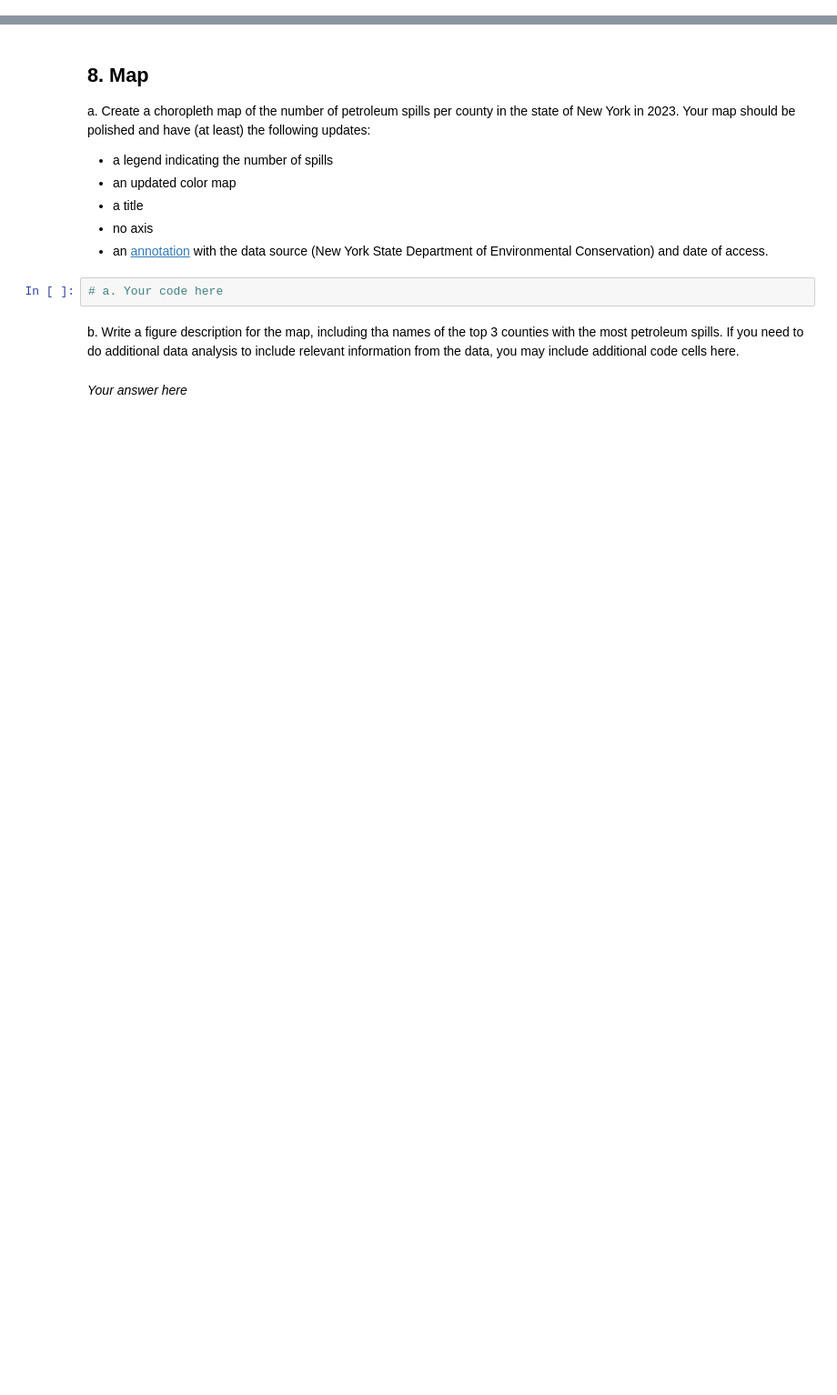
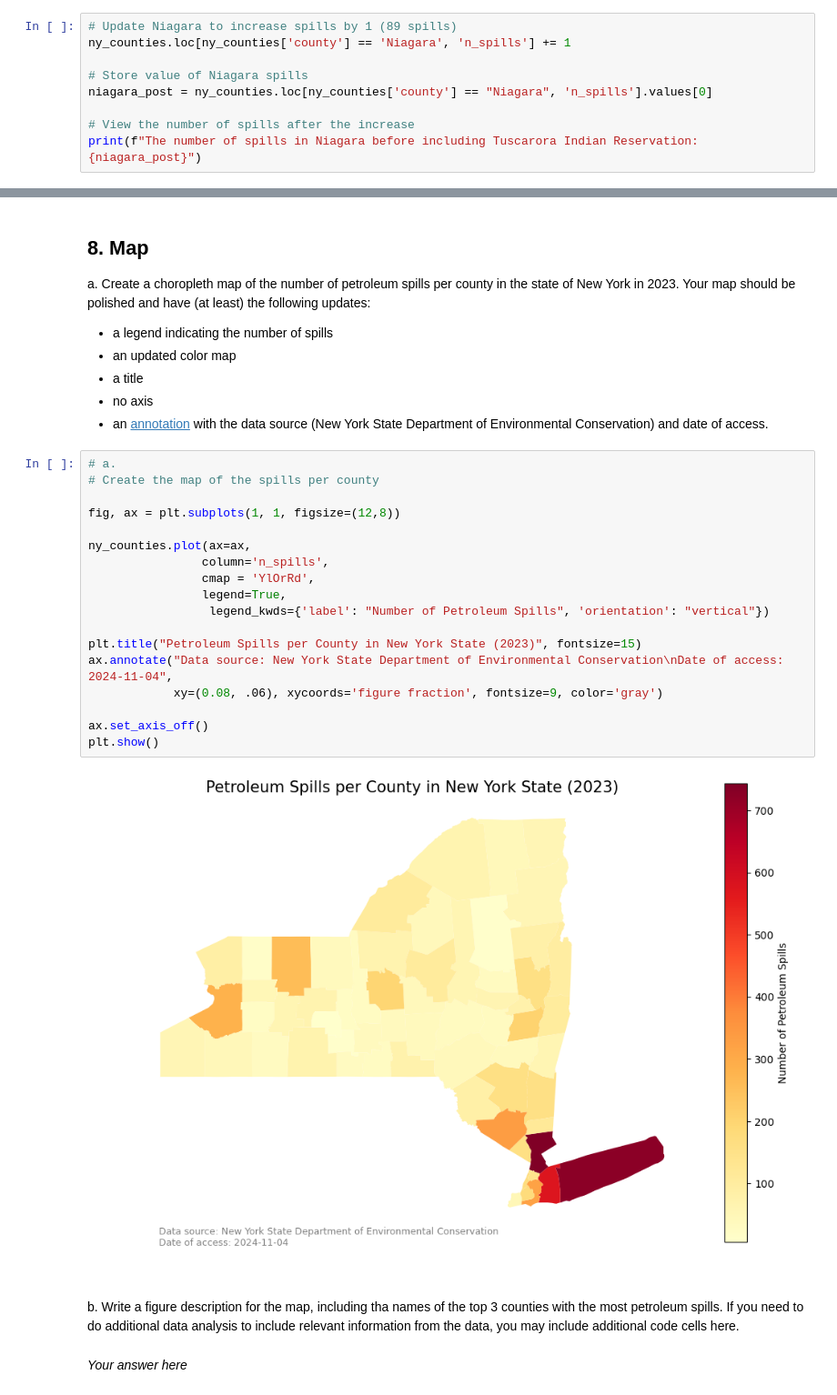
Before and after one commit to jordancsibley/eds220-hwk3, a Jupyter notebook: hwk3-task2-oil-spills.ipynb, the cells around one changed output, grey strips where cells are left out. Shown at 91% size. Saved outputs shown, nothing was run; the diff lists cells and outputs as text; blank space fills up the shorter version.

```diff
--- a/hwk3-task2-oil-spills.ipynb
+++ b/hwk3-task2-oil-spills.ipynb
@@ -569,0 +575,9 @@ c. Since the Tuscarora Indian Reservation does not appear in the `ny_counties` d
+# %%
+# Update Niagara to increase spills by 1 (89 spills)
+ny_counties.loc[ny_counties['county'] == 'Niagara', 'n_spills'] += 1
+
+# Store value of Niagara spills
+niagara_post = ny_counties.loc[ny_counties['county'] == "Niagara", 'n_spills'].values[0]
+
+# View the number of spills after the increase
+print(f"The number of spills in Niagara before including Tuscarora Indian Reservation: {niagara_post}")
@@ -578,8 +594,26 @@ Your map should be polished and have (at least) the following updates:
 - a title
 - no axis
 - an [annotation](https://matplotlib.org/stable/api/_as_gen/matplotlib.pyplot.annotate.html) with the data source (New York State Department of Environmental Conservation) and date of access.
-# %%
-# a. Your code here
+# %%
+# a.
+# Create the map of the spills per county
+
+fig, ax = plt.subplots(1, 1, figsize=(12,8))
+
+ny_counties.plot(ax=ax,
+                column='n_spills',
+                cmap = 'YlOrRd',
+                legend=True,
+                 legend_kwds={'label': "Number of Petroleum Spills", 'orientation': "vertical"})
+
+plt.title("Petroleum Spills per County in New York State (2023)", fontsize=15)
+ax.annotate("Data source: New York State Department of Environmental Conservation\nDate of access: 2024-11-04",
+            xy=(0.08, .06), xycoords='figure fraction', fontsize=9, color='gray')
+
+ax.set_axis_off()
+plt.show()
+# %% [output]
+[figure, added]
 # %% [markdown]
 <!-- END QUESTION -->
 
```
Also changed, not shown: parts of 5 cells of this notebook.
